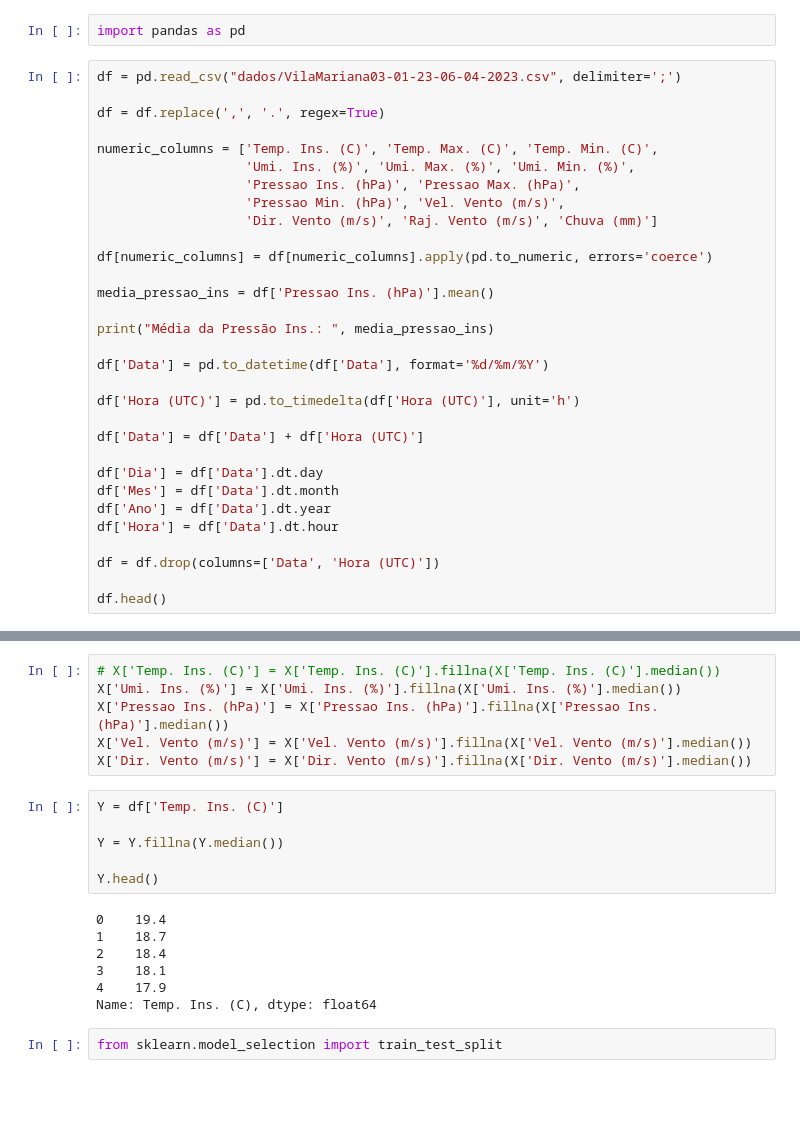
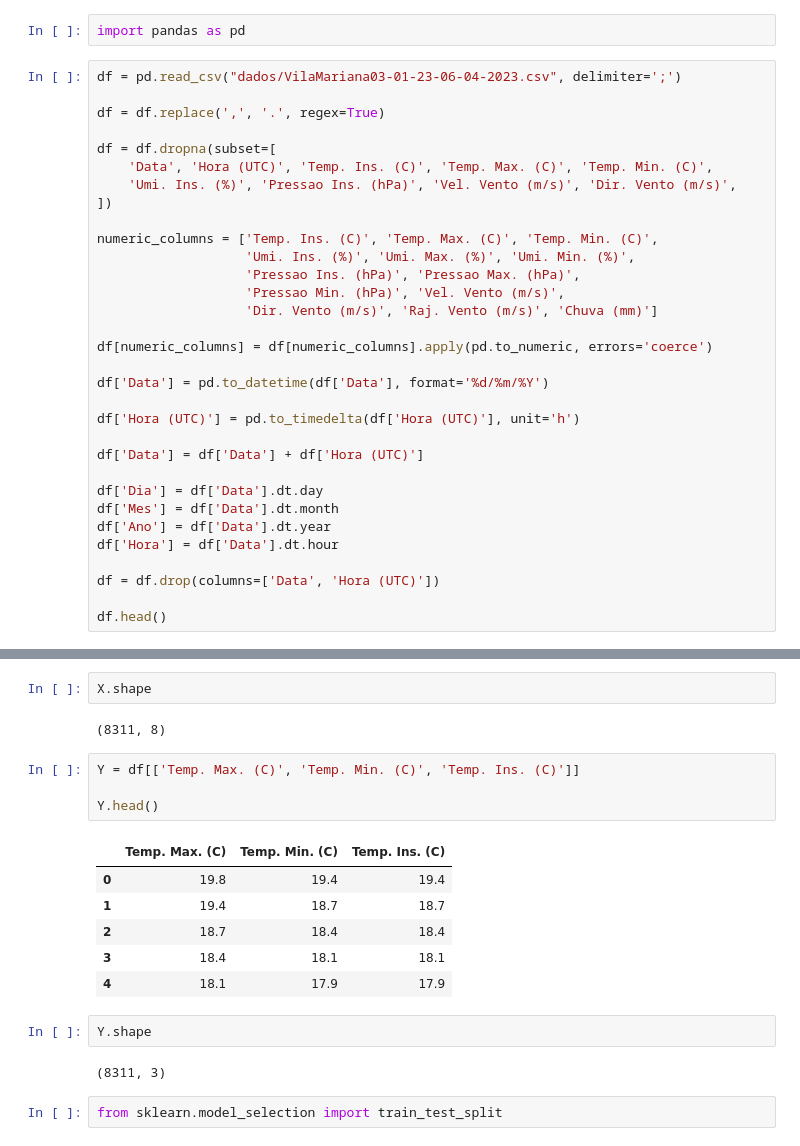
Before and after one commit to rafaelmachadobr/sky-sight, a Jupyter notebook: jupyter/Modelo.ipynb, the cells around one changed output, grey strips where cells are left out. Saved outputs shown, nothing was run; the diff lists cells and outputs as text; blank space fills up the shorter version.

```diff
--- a/jupyter/Modelo.ipynb
+++ b/jupyter/Modelo.ipynb
@@ -4,6 +4,11 @@ import pandas as pd
 df = pd.read_csv("dados/VilaMariana03-01-23-06-04-2023.csv", delimiter=';')
 
 df = df.replace(',', '.', regex=True)
+
+df = df.dropna(subset=[
+    'Data', 'Hora (UTC)', 'Temp. Ins. (C)', 'Temp. Max. (C)', 'Temp. Min. (C)',
+    'Umi. Ins. (%)', 'Pressao Ins. (hPa)', 'Vel. Vento (m/s)', 'Dir. Vento (m/s)',
+])
 
 numeric_columns = ['Temp. Ins. (C)', 'Temp. Max. (C)', 'Temp. Min. (C)',
                    'Umi. Ins. (%)', 'Umi. Max. (%)', 'Umi. Min. (%)',
@@ -12,10 +17,6 @@ numeric_columns = ['Temp. Ins. (C)', 'Temp. Max. (C)', 'Temp. Min. (C)',
                    'Dir. Vento (m/s)', 'Raj. Vento (m/s)', 'Chuva (mm)']
 
 df[numeric_columns] = df[numeric_columns].apply(pd.to_numeric, errors='coerce')
-
-media_pressao_ins = df['Pressao Ins. (hPa)'].mean()
-
-print("Média da Pressão Ins.: ", media_pressao_ins)
 
 df['Data'] = pd.to_datetime(df['Data'], format='%d/%m/%Y')
 
@@ -56,25 +59,25 @@ X.head()
 | 2 | 84.5 | 921.4 | 0.0 | 45.0 | 14 | 4 | 2023 | ... |
 | 3 | 86.8 | 920.9 | 0.9 | 0.0 | 18 | 4 | 2023 | ... |
 | 4 | 87.9 | 920.8 | 0.9 | 0.0 | 22 | 4 | 2023 | ... |
-# %%
-# X['Temp. Ins. (C)'] = X['Temp. Ins. (C)'].fillna(X['Temp. Ins. (C)'].median())
-X['Umi. Ins. (%)'] = X['Umi. Ins. (%)'].fillna(X['Umi. Ins. (%)'].median())
-X['Pressao Ins. (hPa)'] = X['Pressao Ins. (hPa)'].fillna(X['Pressao Ins. (hPa)'].median())
-X['Vel. Vento (m/s)'] = X['Vel. Vento (m/s)'].fillna(X['Vel. Vento (m/s)'].median())
-X['Dir. Vento (m/s)'] = X['Dir. Vento (m/s)'].fillna(X['Dir. Vento (m/s)'].median())
+# %%
+X.shape
+# %% [output]
+(8311, 8)
 # %%
-Y = df['Temp. Ins. (C)']
-
-Y = Y.fillna(Y.median())
+Y = df[['Temp. Max. (C)', 'Temp. Min. (C)', 'Temp. Ins. (C)']]
 
 Y.head()
 # %% [output]
-0    19.4
-1    18.7
-2    18.4
-3    18.1
-4    17.9
-Name: Temp. Ins. (C), dtype: float64
+|  | Temp. Max. (C) | Temp. Min. (C) | Temp. Ins. (C) |
+| 0 | 19.8 | 19.4 | 19.4 |
+| 1 | 19.4 | 18.7 | 18.7 |
+| 2 | 18.7 | 18.4 | 18.4 |
+| 3 | 18.4 | 18.1 | 18.1 |
+| 4 | 18.1 | 17.9 | 17.9 |
+# %%
+Y.shape
+# %% [output]
+(8311, 3)
 # %%
 from sklearn.model_selection import train_test_split
 # %%
```
Also changed, not shown: parts of 4 cells of this notebook, 3 other files.
